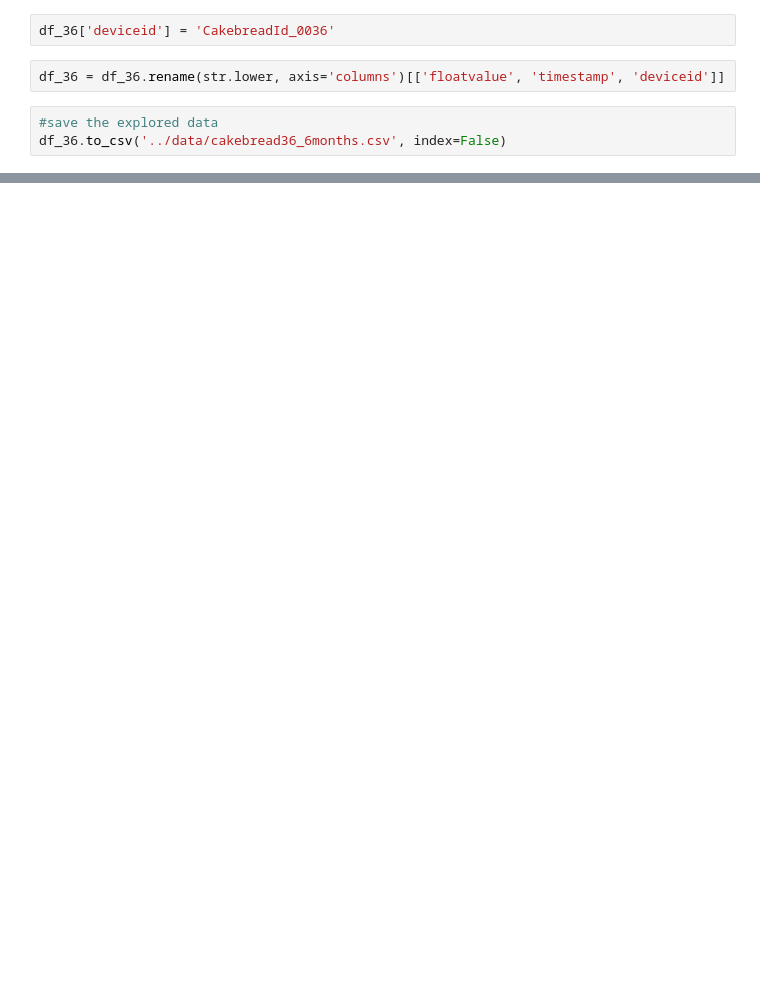
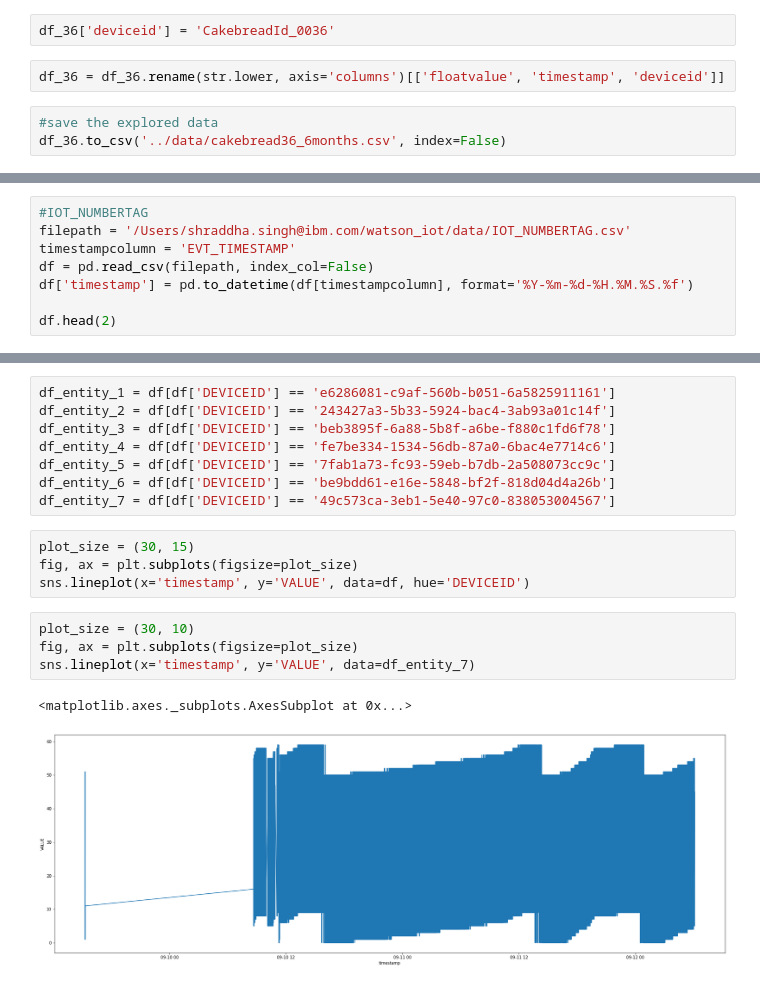
Before and after one commit to singhshraddha/ss-iotfunctions, a Jupyter notebook: notebooks/ExploringData.ipynb, the cells around one changed output, grey strips where cells are left out. Drawn from its saved outputs; the diff is of its cells as text; blank space fills up the shorter version.

```diff
--- a/notebooks/ExploringData.ipynb
+++ b/notebooks/ExploringData.ipynb
@@ -86,0 +66,8 @@ array([False])
+# %%
+#IOT_NUMBERTAG
+filepath = '/Users/shraddha.singh@ibm.com/watson_iot/data/IOT_NUMBERTAG.csv'
+timestampcolumn = 'EVT_TIMESTAMP'
+df = pd.read_csv(filepath, index_col=False)
+df['timestamp'] = pd.to_datetime(df[timestampcolumn], format='%Y-%m-%d-%H.%M.%S.%f')
+
+df.head(2)
@@ -86,0 +88,19 @@ array([False])
+# %%
+df_entity_1 = df[df['DEVICEID'] == 'e6286081-c9af-560b-b051-6a5825911161']
+df_entity_2 = df[df['DEVICEID'] == '243427a3-5b33-5924-bac4-3ab93a01c14f']
+df_entity_3 = df[df['DEVICEID'] == 'beb3895f-6a88-5b8f-a6be-f880c1fd6f78']
+df_entity_4 = df[df['DEVICEID'] == 'fe7be334-1534-56db-87a0-6bac4e7714c6']
+df_entity_5 = df[df['DEVICEID'] == '7fab1a73-fc93-59eb-b7db-2a508073cc9c']
+df_entity_6 = df[df['DEVICEID'] == 'be9bdd61-e16e-5848-bf2f-818d04d4a26b']
+df_entity_7 = df[df['DEVICEID'] == '49c573ca-3eb1-5e40-97c0-838053004567']
+# %%
+plot_size = (30, 15)
+fig, ax = plt.subplots(figsize=plot_size)
+sns.lineplot(x='timestamp', y='VALUE', data=df, hue='DEVICEID')
+# %%
+plot_size = (30, 10)
+fig, ax = plt.subplots(figsize=plot_size)
+sns.lineplot(x='timestamp', y='VALUE', data=df_entity_7)
+# %% [output]
+<matplotlib.axes._subplots.AxesSubplot at 0x...>
+[figure, added]
```
Also changed, not shown: parts of 54 cells of this notebook, 10 other files.
